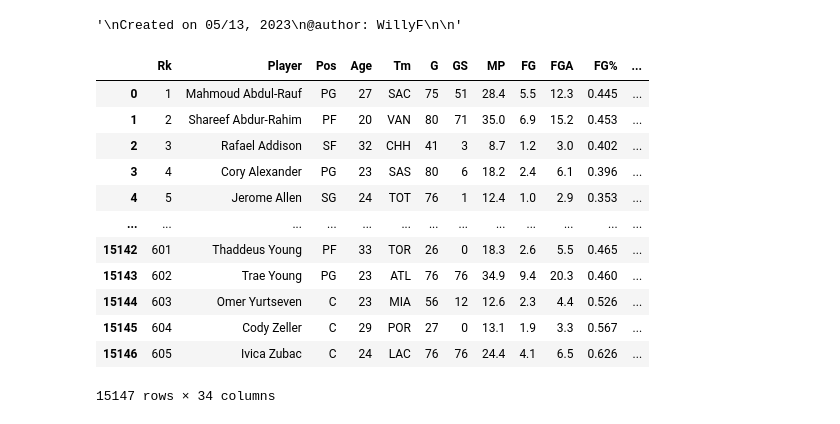
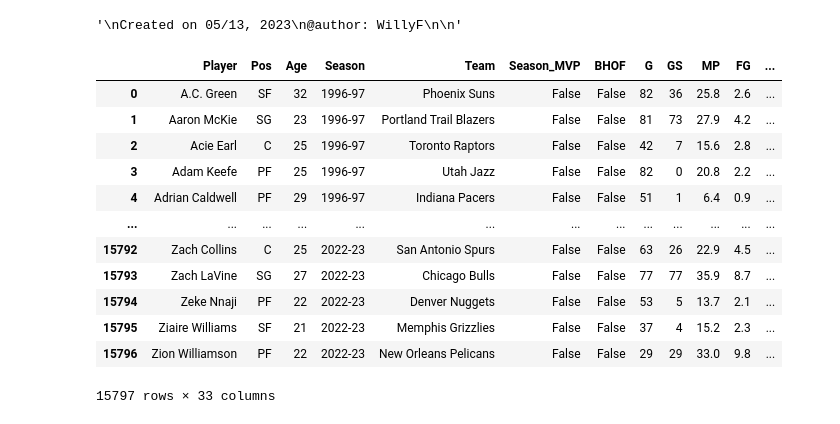
Before and after one commit to LeBronWilly/NBA_Player_Stats, a Jupyter notebook: NBA_Player_Data.ipynb, the cells around one changed output. Drawn from its saved outputs; the diff is of its cells as text; code cells hidden in the pictures.

Commit message:
Fix Display Issue of Special Names & Add 2022-23 Stats

```diff
--- a/NBA_Player_Data.ipynb
+++ b/NBA_Player_Data.ipynb
@@ -21,27 +21,42 @@ from warnings import filterwarnings
 filterwarnings("ignore")
 pd.set_option('display.max_columns', 500)
 pd.set_option('display.max_rows', 500)
+# %%
+stats_append_1996_97 = pd.read_csv('1996-97_Stats_Append.txt').fillna(0.000).drop(columns=["Player-additional"])
+stats_append_1996_97["Season"] = "1996-97"
+stats_append_1996_97["MVP"] = False
+stats_append_1996_97.loc[stats_append_1996_97["Player"].str.contains("Karl Malone", regex=False),"MVP"] = True
+
+stats_append_2022_23 = pd.read_csv('2022-23_Stats_Append.txt').fillna(0.000).drop(columns=["Player-additional"])
+stats_append_2022_23["Season"] = "2022-23"
+stats_append_2022_23["MVP"] = False
+stats_append_2022_23.loc[stats_append_2022_23["Player"].str.contains("Joel Embiid", regex=False),"MVP"] = True
 # %%
-nba_team_list = pd.read_csv('https://raw.githubusercontent.com/LeBronWilly/NBA_Player_Stats/main/NBA_Team_List.csv').fillna(0.0)
-stats_append_1996_97 = pd.read_csv('1996-97_Stats_Append.csv').fillna(0.0)
-nba_player_df = pd.read_csv('https://query.data.world/s/ty4piswbrsp54noyh2bdvrjecv24ta?dws=00000').fillna(0.0)
-nba_player_df = stats_append_1996_97.append(nba_player_df, ignore_index=True)
+nba_team_list = pd.read_csv('https://raw.githubusercontent.com/LeBronWilly/NBA_Player_Stats/main/NBA_Team_List.csv').fillna(0.000)
+nba_player_df = pd.read_csv('https://query.data.world/s/ty4piswbrsp54noyh2bdvrjecv24ta?dws=00000').fillna(0.000)
+nba_player_df = nba_player_df.append([stats_append_1996_97, stats_append_2022_23], ignore_index=True)
 nba_player_df["BHOF"] = False
 nba_player_df.loc[nba_player_df["Player"].str.contains("*", regex=False),"BHOF"] = True
 nba_player_df["Player"] = nba_player_df["Player"].str.strip("*")
-nba_player_df = nba_player_df.merge(nba_team_list, how="left", on="Tm", validate="many_to_one")
+nba_player_df = nba_player_df.merge(nba_team_list, how="left", on="Tm", validate="many_to_one").drop(columns=["Rk"])
+nba_player_df = nba_player_df.sort_values(by=['Season', 'Player']).reset_index(drop=True)
+nba_player_df.insert(3, 'Season', nba_player_df.pop('Season'))
+nba_player_df.insert(4, 'Team', nba_player_df.pop('Team'))
+nba_player_df.insert(5, 'Season_MVP', nba_player_df.pop('MVP'))
+nba_player_df.insert(6, 'BHOF', nba_player_df.pop('BHOF'))
+nba_player_df.insert(len(nba_player_df.columns)-1, 'Tm', nba_player_df.pop('Tm'))
 nba_player_df
 # %% [output]
-|  | Rk | Player | Pos | Age | Tm | G | GS | MP | FG | FGA | FG% | ... |
-| 0 | 1 | Mahmoud Abdul-Rauf | PG | 27 | SAC | 75 | 51 | 28.4 | 5.5 | 12.3 | 0.445 | ... |
-| 1 | 2 | Shareef Abdur-Rahim | PF | 20 | VAN | 80 | 71 | 35.0 | 6.9 | 15.2 | 0.453 | ... |
-| 2 | 3 | Rafael Addison | SF | 32 | CHH | 41 | 3 | 8.7 | 1.2 | 3.0 | 0.402 | ... |
-| 3 | 4 | Cory Alexander | PG | 23 | SAS | 80 | 6 | 18.2 | 2.4 | 6.1 | 0.396 | ... |
-| 4 | 5 | Jerome Allen | SG | 24 | TOT | 76 | 1 | 12.4 | 1.0 | 2.9 | 0.353 | ... |
+|  | Player | Pos | Age | Season | Team | Season_MVP | BHOF | G | GS | MP | FG | ... |
+| 0 | A.C. Green | SF | 32 | 1996-97 | Phoenix Suns | False | False | 82 | 36 | 25.8 | 2.6 | ... |
+| 1 | Aaron McKie | SG | 23 | 1996-97 | Portland Trail Blazers | False | False | 81 | 73 | 27.9 | 4.2 | ... |
+| 2 | Acie Earl | C | 25 | 1996-97 | Toronto Raptors | False | False | 42 | 7 | 15.6 | 2.8 | ... |
+| 3 | Adam Keefe | PF | 25 | 1996-97 | Utah Jazz | False | False | 82 | 0 | 20.8 | 2.2 | ... |
+| 4 | Adrian Caldwell | PF | 29 | 1996-97 | Indiana Pacers | False | False | 51 | 1 | 6.4 | 0.9 | ... |
 | ... | ... | ... | ... | ... | ... | ... | ... | ... | ... | ... | ... | ... |
-| 15142 | 601 | Thaddeus Young | PF | 33 | TOR | 26 | 0 | 18.3 | 2.6 | 5.5 | 0.465 | ... |
-| 15143 | 602 | Trae Young | PG | 23 | ATL | 76 | 76 | 34.9 | 9.4 | 20.3 | 0.460 | ... |
-| 15144 | 603 | Omer Yurtseven | C | 23 | MIA | 56 | 12 | 12.6 | 2.3 | 4.4 | 0.526 | ... |
-| 15145 | 604 | Cody Zeller | C | 29 | POR | 27 | 0 | 13.1 | 1.9 | 3.3 | 0.567 | ... |
-| 15146 | 605 | Ivica Zubac | C | 24 | LAC | 76 | 76 | 24.4 | 4.1 | 6.5 | 0.626 | ... |
+| 15792 | Zach Collins | C | 25 | 2022-23 | San Antonio Spurs | False | False | 63 | 26 | 22.9 | 4.5 | ... |
+| 15793 | Zach LaVine | SG | 27 | 2022-23 | Chicago Bulls | False | False | 77 | 77 | 35.9 | 8.7 | ... |
+| 15794 | Zeke Nnaji | PF | 22 | 2022-23 | Denver Nuggets | False | False | 53 | 5 | 13.7 | 2.1 | ... |
+| 15795 | Ziaire Williams | SF | 21 | 2022-23 | Memphis Grizzlies | False | False | 37 | 4 | 15.2 | 2.3 | ... |
+| 15796 | Zion Williamson | PF | 22 | 2022-23 | New Orleans Pelicans | False | False | 29 | 29 | 33.0 | 9.8 | ... |
-15147 rows × 34 columns
+15797 rows × 33 columns
```
Also changed, not shown: parts of 18 cells of this notebook, 4 other files.
